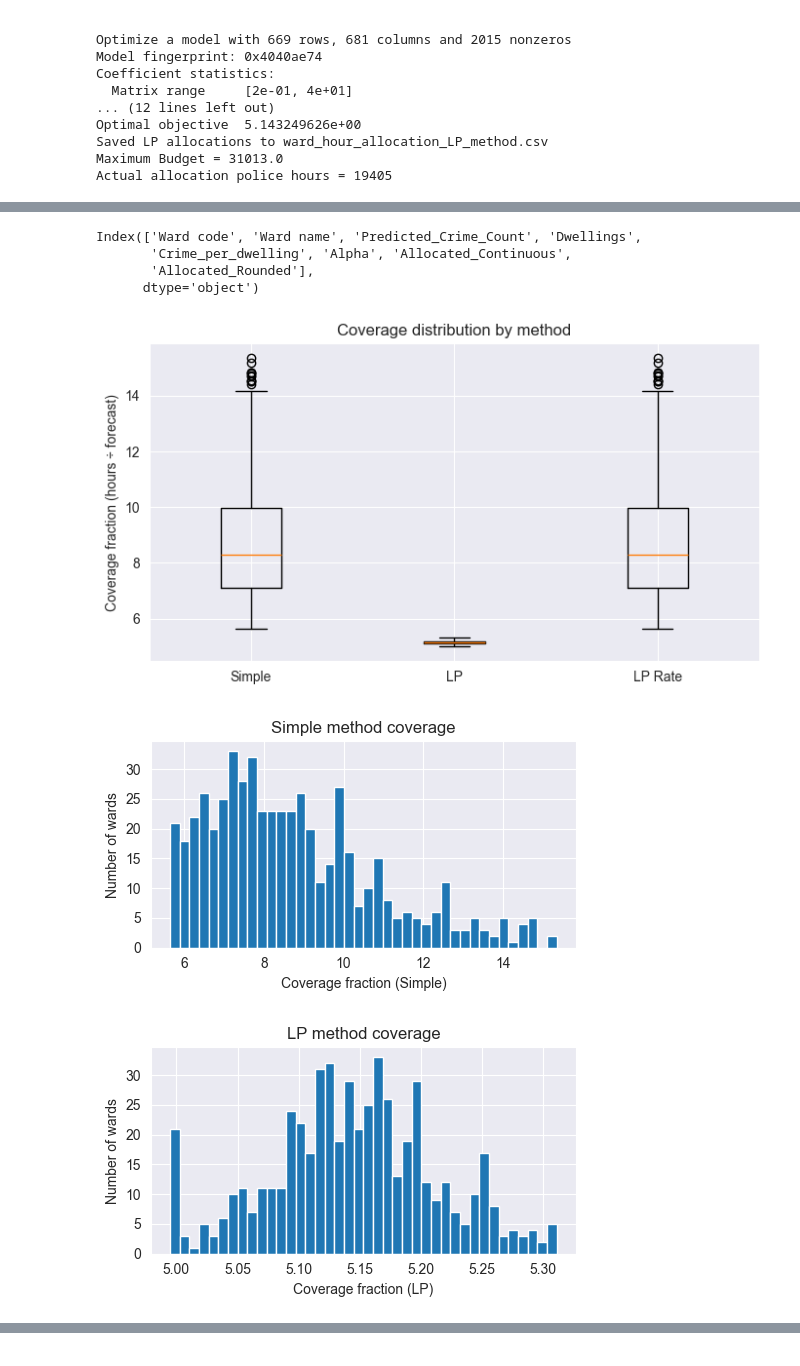
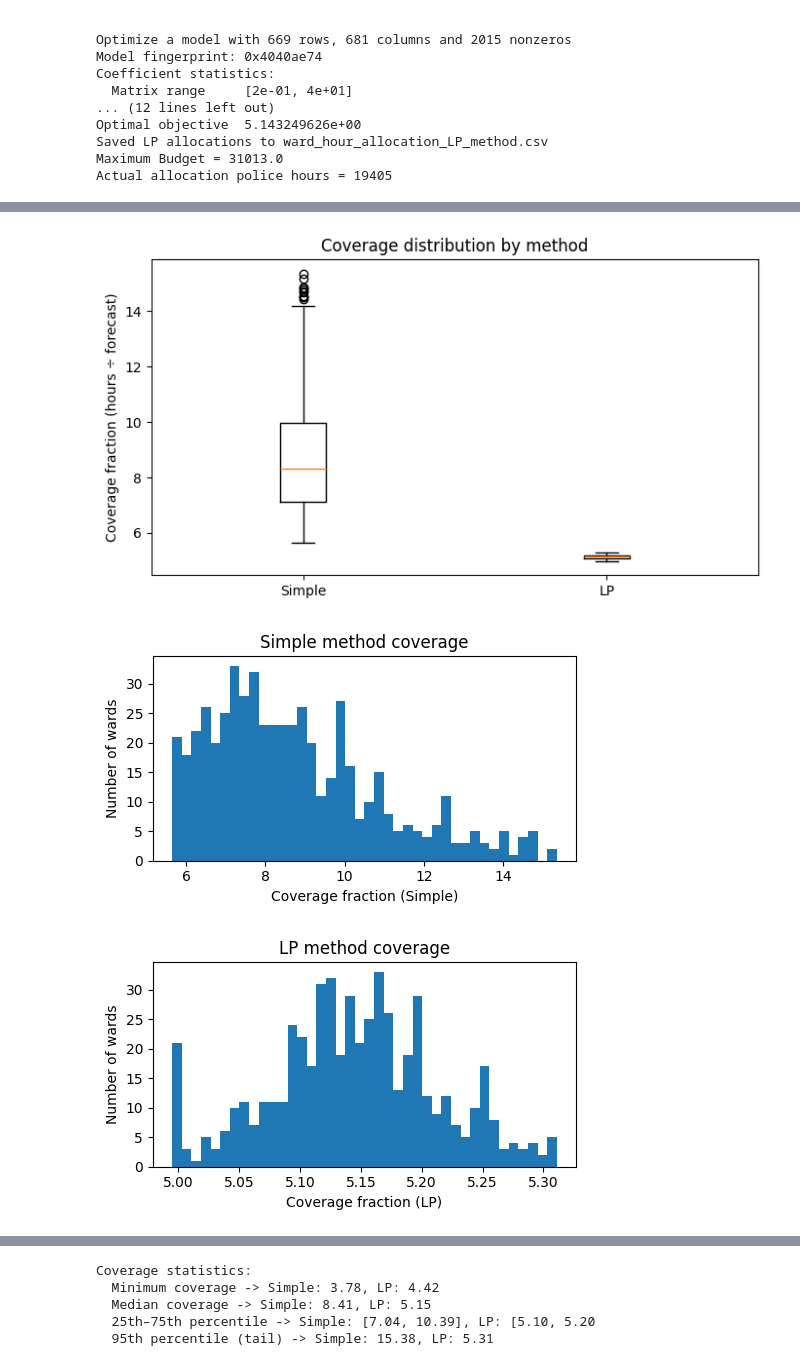
Before and after one commit to NikiPanayotov04/CBL---data-science-project, a Jupyter notebook: src/allocation.ipynb, the cells around one changed output, grey strips where cells are left out. Cells and saved outputs as stored; diff of their text form; code cells hidden in the pictures.

```diff
--- a/src/allocation.ipynb
+++ b/src/allocation.ipynb
@@ -283,8 +180,6 @@ import matplotlib.pyplot as plt
 # Load data
 simple = pd.read_csv("../data/processed/ward_hour_allocation.csv")
 lp = pd.read_csv("../data/processed/ward_hour_allocation_LP_method.csv")
-lp_rate = pd.read_csv("../data/processed/ward_hour_allocation_LP_rate.csv")
-print(lp_rate.columns)
 
 fc = pd.read_csv("../data/processed/sarima_final_forecast_per_ward.csv", parse_dates=["Month"])
 first_month = fc["Month"].min()
@@ -302,37 +197,30 @@ df = (
             .rename(columns={"Allocated_Officers_Rounded": "LP_Hours"}),
           on="Ward code", how="inner"
       )
-      .merge(
-          lp_rate[["Ward code", "Allocated_Rounded"]]
-            .rename(columns={"Allocated_Rounded": "LP_Rate_Hours"}),
-          on="Ward code", how="inner"
-      )
       .merge(fc1, on="Ward code", how="left")
 )
 
 # Coverage fractions
 df["cov_simple"] = df["Simple_Hours"] / df["Forecasted_Burglaries"]
 df["cov_lp"] = df["LP_Hours"] / df["Forecasted_Burglaries"]
-df["cov_lp_rate"] = df["LP_Rate_Hours"] / df["Forecasted_Burglaries"]
 
 # Clean
 df = df[df["Forecasted_Burglaries"] > 0]
-df = df.replace([np.inf, -np.inf], np.nan).dropna(subset=["cov_simple","cov_lp","cov_lp_rate"])
+df = df.replace([np.inf, -np.inf], np.nan).dropna(subset=["cov_simple","cov_lp"])
 
 # Trim extremes
-quantiles = df[["cov_simple", "cov_lp", "cov_lp_rate"]].quantile([0.05, 0.95])
+quantiles = df[["cov_simple", "cov_lp"]].quantile([0.05, 0.95])
 mask = (
     df["cov_simple"].between(quantiles.loc[0.05, "cov_simple"], quantiles.loc[0.95, "cov_simple"]) &
-    df["cov_lp"].between(quantiles.loc[0.05, "cov_lp"], quantiles.loc[0.95, "cov_lp"]) &
-    df["cov_lp_rate"].between(quantiles.loc[0.05, "cov_lp_rate"], quantiles.loc[0.95, "cov_lp_rate"])
+    df["cov_lp"].between(quantiles.loc[0.05, "cov_lp"], quantiles.loc[0.95, "cov_lp"])
 )
 df_trim = df[mask]
 
 # Boxplot
 plt.figure(figsize=(7,4))
 plt.boxplot(
-    [df_trim["cov_simple"], df_trim["cov_lp"], df_trim["cov_lp_rate"]],
-    labels=["Simple", "LP", "LP Rate"]
+    [df_trim["cov_simple"], df_trim["cov_lp"]],
+    labels=["Simple", "LP"]
 )
 plt.ylabel("Coverage fraction (hours ÷ forecast)")
 plt.title("Coverage distribution by method")
@@ -341,58 +229,37 @@ plt.show()
 
 # Histograms
 methods = {
     "Simple": df_trim["cov_simple"],
     "LP": df_trim["cov_lp"],
-    "LP Rate": df_trim["cov_lp_rate"]
 }
 for method, data in methods.items():
     plt.figure(figsize=(5,3))
     plt.hist(data, bins=40)
     plt.xlabel(f"Coverage fraction ({method})")
     plt.ylabel("Number of wards")
     plt.title(f"{method} method coverage")
     plt.tight_layout()
     plt.show()
 
 # Statistics
 min_simple = df["cov_simple"].min()
 min_lp = df["cov_lp"].min()
-min_lp_rate = df["cov_lp_rate"].min()
 
 median_simple = df["cov_simple"].median()
 median_lp = df["cov_lp"].median()
-median_lp_rate = df["cov_lp_rate"].median()
 
 q25_simple, q75_simple = df["cov_simple"].quantile([0.25, 0.75])
 q25_lp, q75_lp = df["cov_lp"].quantile([0.25, 0.75])
-q25_rate, q75_rate = df["cov_lp_rate"].quantile([0.25, 0.75])
 
 p95_simple = df["cov_simple"].quantile(0.95)
 p95_lp = df["cov_lp"].quantile(0.95)
-p95_rate = df["cov_lp_rate"].quantile(0.95)
 
 print("Coverage statistics:")
-print(f"  Minimum coverage -> Simple: {min_simple:.2f}, LP: {min_lp:.2f}, LP Rate: {min_lp_rate:.2f}")
-print(f"  Median coverage -> Simple: {median_simple:.2f}, LP: {median_lp:.2f}, LP Rate: {median_lp_rate:.2f}")
-print(f"  25th–75th percentile -> Simple: [{q25_simple:.2f}, {q75_simple:.2f}], LP: [{q25_lp:.2f}, {q75_lp:.2f}], LP Rate: [{q25_rate:.2f}, {q75_rate:.2f}]")
-print(f"  95th percentile (tail) -> Simple: {p95_simple:.2f}, LP: {p95_lp:.2f}, LP Rate: {p95_rate:.2f}")
-
-# Compare simple with lp rate turns out is the same
-plt.figure(figsize=(6, 6))
-plt.scatter(df_trim["cov_simple"], df_trim["cov_lp_rate"], alpha=0.5)
-vmin = min(df_trim["cov_simple"].min(), df_trim["cov_lp_rate"].min())
-vmax = max(df_trim["cov_simple"].max(), df_trim["cov_lp_rate"].max())
-plt.plot([vmin, vmax], [vmin, vmax], "--", color="gray")  # 45-degree line
-plt.xlabel("Simple coverage")
-plt.ylabel("LP Rate coverage")
-plt.title("Ward-by-ward: Simple vs. LP Rate coverage")
-plt.tight_layout()
-plt.show()
+print(f"  Minimum coverage -> Simple: {min_simple:.2f}, LP: {min_lp:.2f}")
+print(f"  Median coverage -> Simple: {median_simple:.2f}, LP: {median_lp:.2f}")
+print(f"  25th–75th percentile -> Simple: [{q25_simple:.2f}, {q75_simple:.2f}], LP: [{q25_lp:.2f}, {q75_lp:.2f}")
+print(f"  95th percentile (tail) -> Simple: {p95_simple:.2f}, LP: {p95_lp:.2f}")
 # %% [output]
-Index(['Ward code', 'Ward name', 'Predicted_Crime_Count', 'Dwellings',
-       'Crime_per_dwelling', 'Alpha', 'Allocated_Continuous',
-       'Allocated_Rounded'],
-      dtype='object')
-[figure, old version]
+[figure, new version]
-[figure, old version]
+[figure, new version]
-[figure, old version]
+[figure, new version]
@@ -405,0 +266,5 @@ Coverage statistics:
+Coverage statistics:
+  Minimum coverage -> Simple: 3.78, LP: 4.42
+  Median coverage -> Simple: 8.41, LP: 5.15
+  25th–75th percentile -> Simple: [7.04, 10.39], LP: [5.10, 5.20
+  95th percentile (tail) -> Simple: 15.38, LP: 5.31
```
Also changed, not shown: parts of 4 cells of this notebook, 1 other file.
